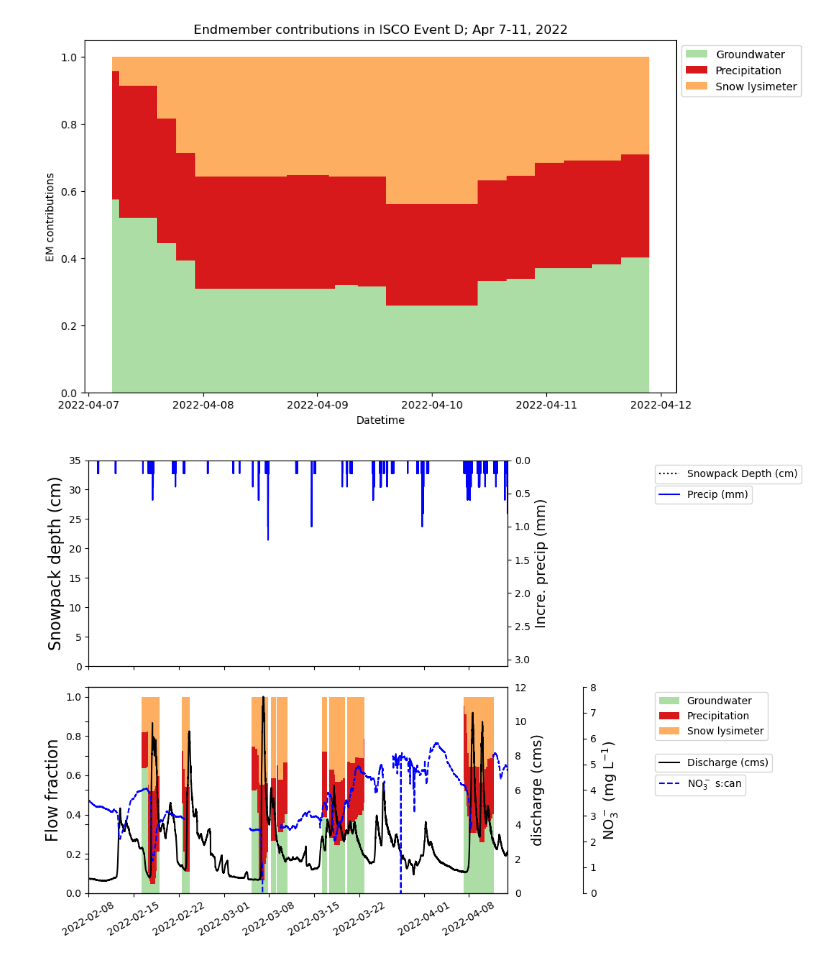
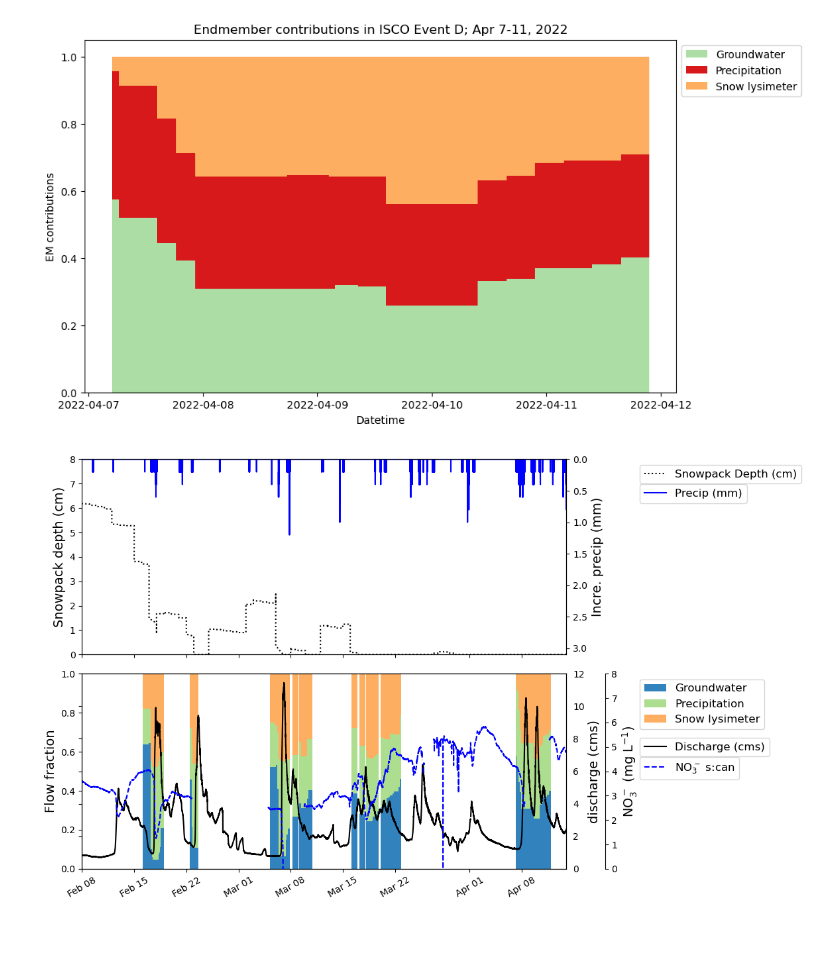
Before and after one commit to MeganEDuffy/EMMA, a Jupyter notebook: EMMA/Hungerford_2022_ISCO_EMMA.ipynb, the cells around one changed output. Drawn from its saved outputs; the diff is of its cells as text; code cells hidden in the pictures; blank space fills up the shorter version.

Commit message:
cleaned up Hford 2022 EMMA combo plot for LCBP report

```diff
--- a/EMMA/Hungerford_2022_ISCO_EMMA.ipynb
+++ b/EMMA/Hungerford_2022_ISCO_EMMA.ipynb
@@ -241,12 +241,16 @@ from sklearn.decomposition import PCA
 from sklearn.preprocessing import StandardScaler
 from scipy.optimize import minimize
 import matplotlib.pyplot as plt
+import matplotlib.dates as mdates
 
 # Load streamflow data from the CSV file
 streamflow_data = pd.read_csv("data/newrnet-chemistry/Data_for_EMMA_2022_HB.csv")
 
 # Load s::can NO3 and TP data from csv
-scan_data = pd.read_csv("/home/millieginty/OneDrive/git-repos/cQ_analysis/millar2021_R_separation_hysteresis/sonya-may24/data/hb_q_chem copy.csv")
+#scan_data = pd.read_csv("/home/millieginty/OneDrive/git-repos/cQ_analysis/millar2021_R_separation_hysteresis/sonya-may24/data/hb_q_chem copy.csv")
+#Load q and s::can NO3 + TP data from csv
+# Compelete WY22 & WY23 dataset from SV, sent in May 2025
+scan_data = pd.read_csv("~//OneDrive/git-repos/LCBP_Soils/OriginalData/stream-scan/hb_q_chem_20211001-20230930.csv")
 
 soil_data = pd.read_csv("/home/millieginty/OneDrive/git-repos/EMMA/data/soil-sensor/Temperature.SoilTemp_15cm@HD_pit1.20210801.csv")
 
@@ -255,7 +259,7 @@ met_data['datetime'] = pd.to_datetime(met_data['Timestamp'])
 
 # Load snowpack depth data from Enosbery Falls 2.5N NOAA station
 snowpack_data = pd.read_csv("/home/millieginty/OneDrive/git-repos/LCBP_Soils/OriginalData/met-station/enf-noaa-WYW22.csv")
-snowpack_data['datetime'] = pd.to_datetime(snowpack_data['Date'], format="%Y-%m-%d %H", errors="coerce")
+snowpack_data['datetime'] = pd.to_datetime(snowpack_data['Date'], format="%Y-%m-%d", errors="coerce")
 
 # Convert Date and Time strings to combined datetime that we'll index
 streamflow_data['datetime'] = pd.to_datetime(streamflow_data['Date'] + ' ' + streamflow_data['Time'])
@@ -351,7 +355,7 @@ event1_df.reset_index(inplace=True)
 event1_df.set_index('datetime', inplace=True)
 
 # Define colors for each endmember
-colors = {'Groundwater': '#abdda4', 'Precipitation': '#d7191c', 'Snow lysimeter': '#fdae61'}
+colors = {'Groundwater': '#3182bd', 'Precipitation': '#addd8e', 'Snow lysimeter': '#fdae61'}
 
 # Plot stacked bar chart
 #fig, ax1 = plt.subplots(figsize=(14, 6))
@@ -407,8 +411,8 @@ precip_event = met_data[(met_data['datetime'] >= start) & (met_data['datetime']
 
 # Plot snowpack data on the primary y-axis
 ax1.plot(snowpack_event['datetime'], snowpack_event['modeled_snow_depth_cm'], color='black', label='Snowpack Depth (cm)', linestyle=':')
-ax1.set_ylabel('Snowpack depth (cm)', color='black', fontsize = 16)
-ax1.set_ylim([0, 35])
+ax1.set_ylabel('Snowpack depth (cm)', color='black', fontsize = 14)
+ax1.set_ylim([0, 8])
 ax1.tick_params(axis='y', labelcolor='black')
 
 # Create a secondary y-axis for rainfall
@@ -418,12 +422,12 @@ ax1_secondary.invert_yaxis()
 ax1_secondary.set_ylim([3.1, 0])
 ax1_secondary.set_ylabel('Incre. precip (mm)', color='black', fontsize = 14)
 ax1_secondary.tick_params(axis='y', labelcolor='black')
-ax1_secondary.legend(loc='upper left', bbox_to_anchor=(1.34, 0.9))
+ax1_secondary.legend(loc='upper left', fontsize=12, bbox_to_anchor=(1.14, 0.9))
 
 # Set labels and legend
 #ax1.set_title(f'Snowpack depth and rainfall during {event_name}')
 ax1.set_title('', fontsize = 16)
-ax1.legend(loc='upper left', bbox_to_anchor=(1.34, 1))
+ax1.legend(loc='upper left', fontsize=12, bbox_to_anchor=(1.14, 1))
 
 ### Bottom subplot: Flow fractions ###
 
@@ -433,36 +437,53 @@ for column, color in colors.items():
     if bottom is None:
         bottom = event1_df[column].values
     else:
         bottom += event1_df[column].values
 
 #ax2.set_xlabel('Datetime')
 ax2.set_xlabel('')
-ax2.set_ylabel('Flow fraction', fontsize=16)
+ax2.set_ylabel('Flow fraction', fontsize=14)
 ax2.set_xlim([start, end])
-ax2.legend(loc='upper left', bbox_to_anchor=(1.34, 1))
+ax2.set_ylim([0, 1])
+ax2.legend(loc='upper left', fontsize=12, bbox_to_anchor=(1.14, 1))
 #ax2.set_title(f'Fractional endmember contributions during {event_name}')
 ax2.tick_params(axis='x', rotation=30)
 
 # Secondary y-axis for discharge and nitrate
 ax2_secondary = ax2.twinx()
 ax2_secondary.plot(scan_data['datetime'], scan_data['q_cms_hb'], color='black', label='Discharge (cms)', linestyle='-')
 ax2_secondary.set_ylabel('discharge (cms)', color='black', fontsize = 14)
 ax2_secondary.set_ylim(0,12)
-ax2_secondary.legend(loc='upper left', bbox_to_anchor=(1.34, 0.7))
+ax2_secondary.legend(loc='upper left', fontsize=12, bbox_to_anchor=(1.14, 0.7))
 
 # Tertiary y-axis for nitrate
 ax2_tertiary = ax2_secondary.twinx()
-ax2_tertiary.spines.right.set_position(("axes", 1.18))
+ax2_tertiary.spines.right.set_position(("axes", 1.08))
 ax2_tertiary.plot(scan_data['datetime'], scan_data['NO3'], color='blue', label='NO$_3^-$ s:can', linestyle='--')
 ax2_tertiary.set_ylabel('NO$_3^-$ (mg L$^{-1}$)', color='black', fontsize = 14)
 ax2_tertiary.set_ylim(0,8)
-ax2_tertiary.legend(loc='upper left', bbox_to_anchor=(1.34, 0.6))
+ax2_tertiary.legend(loc='upper left', fontsize=12, bbox_to_anchor=(1.14, 0.6))
 
 # Fix secondary y-axis tick alignment after creating the tertiary axis
 ax2_secondary.tick_params(axis='y', labelright=True, labelleft=False)
 
+# Define the formatter
+date_fmt = mdates.DateFormatter('%b %d')  # e.g., 'Feb 09'
+
+# Apply to all x-axes
+for ax in [ax1, ax2]:
+        ax.xaxis.set_major_formatter(date_fmt)
+
+output_dir = "output"
+filename = "Hungerford_EMMA_2022.jpg"
+
+# Join directory and filename
+output_path = os.path.join(output_dir, filename)
+
+# Save the figure with all legends
+fig.savefig(output_path, dpi=300, bbox_inches='tight')  # <-- this includes off-plot legends
+
 # Final adjustments and show plot
 plt.tight_layout()
 plt.show()
 # %% [output]
-[figure, old version]
+[figure, new version]
```
Also changed, not shown: 1 other file.
